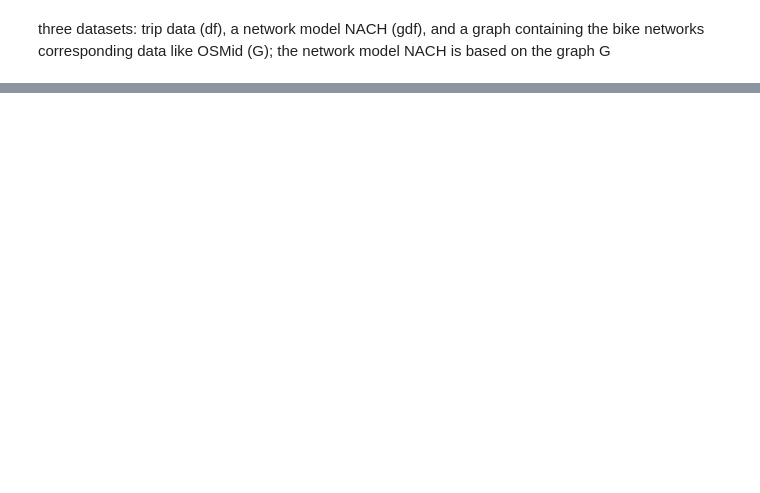
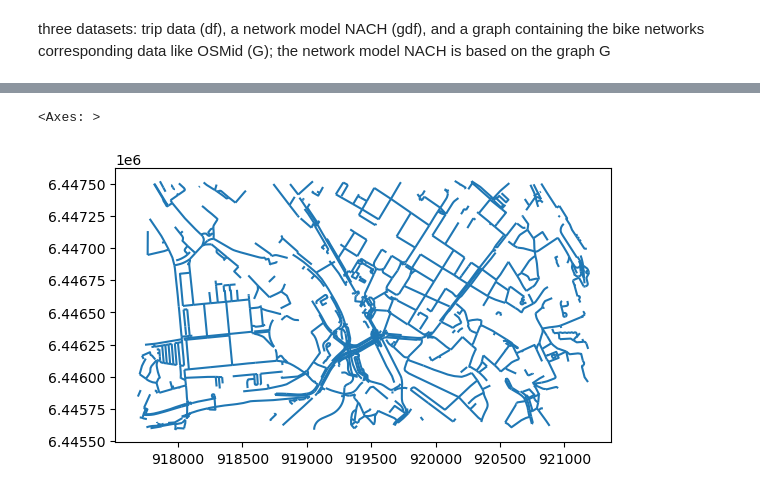
Before and after one commit to LukasCocineroDKSR/GBFS-data-generator, a Jupyter notebook: route_choice.ipynb, the cells around one changed output, grey strips where cells are left out. Saved outputs shown, nothing was run; the diff lists cells and outputs as text; code cells hidden in the pictures; blank space fills up the shorter version.

```diff
--- a/route_choice.ipynb
+++ b/route_choice.ipynb
@@ -21,0 +128,5 @@ gdf = gdf_raw[['u', 'v','key', 'osmid', 'name', 'highway', 'maxspeed','NACH', 'g
+# %%
+gdf_null.plot()
+# %% [output]
+<Axes: >
+[figure, added]
```
Also changed, not shown: parts of 64 cells of this notebook, 2 other files.
